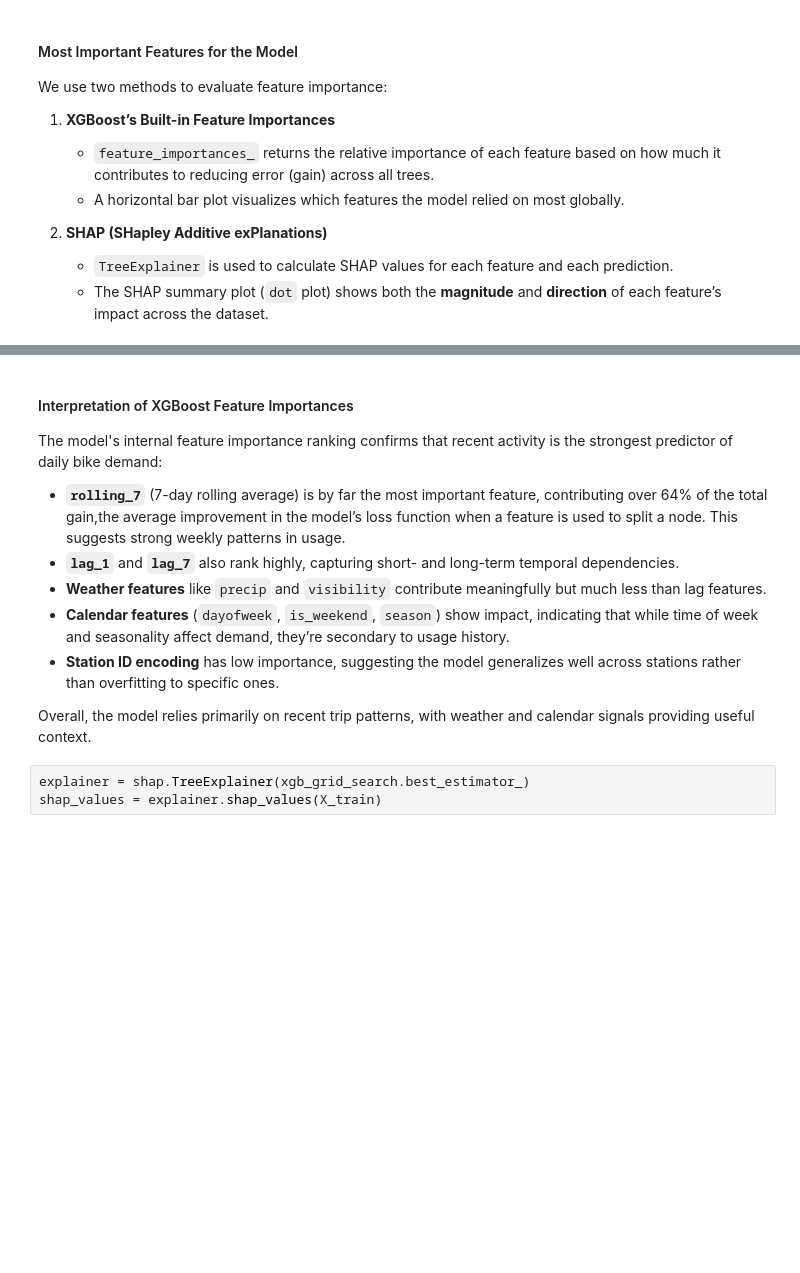
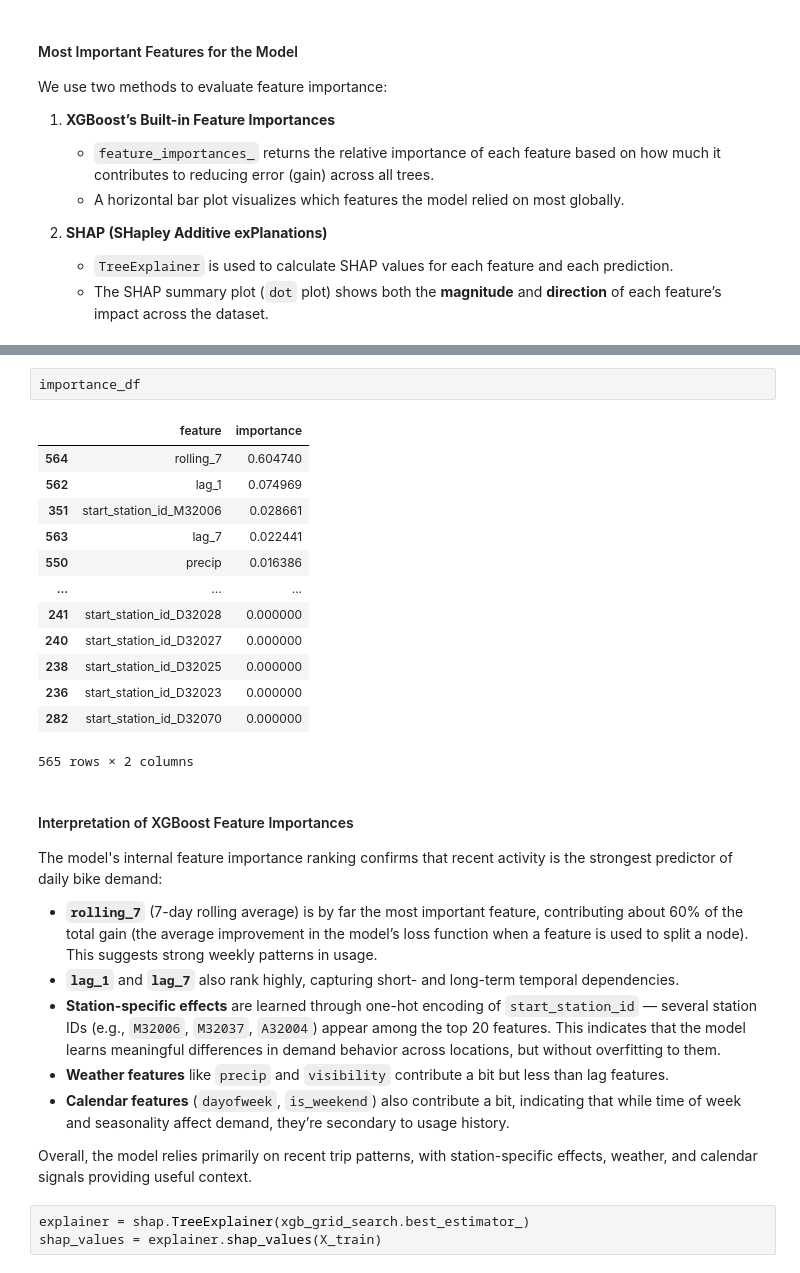
Before and after one commit to TurkiAlrasheed/pedalcast, a Jupyter notebook: modeling.ipynb, the cells around one changed output, grey strips where cells are left out. Saved outputs shown, nothing was run; the diff lists cells and outputs as text; blank space fills up the shorter version.

```diff
--- a/modeling.ipynb
+++ b/modeling.ipynb
@@ -287,3 +307,19 @@ print(importance_df)
+# %%
+importance_df
+# %% [output]
+|  | feature | importance |
+| 564 | rolling_7 | 0.604740 |
+| 562 | lag_1 | 0.074969 |
+| 351 | start_station_id_M32006 | 0.028661 |
+| 563 | lag_7 | 0.022441 |
+| 550 | precip | 0.016386 |
+| ... | ... | ... |
+| 241 | start_station_id_D32028 | 0.000000 |
+| 240 | start_station_id_D32027 | 0.000000 |
+| 238 | start_station_id_D32025 | 0.000000 |
+| 236 | start_station_id_D32023 | 0.000000 |
+| 282 | start_station_id_D32070 | 0.000000 |
+565 rows × 2 columns
 # %% [markdown]
 #### Interpretation of XGBoost Feature Importances
 
@@ -291,13 +327,14 @@ The model's internal feature importance ranking confirms that recent activity is
 
 
 
-- **`rolling_7`** (7-day rolling average) is by far the most important feature, contributing over 64% of the total gain,the average improvement in the model’s loss function when a feature is used to split a node. This suggests strong weekly patterns in usage.
+- **`rolling_7`** (7-day rolling average) is by far the most important feature, contributing about 60% of the total gain (the average improvement in the model’s loss function when a feature is used to split a node). This suggests strong weekly patterns in usage.
 - **`lag_1`** and **`lag_7`** also rank highly, capturing short- and long-term temporal dependencies.
-- **Weather features** like `precip` and `visibility` contribute meaningfully but much less than lag features.
-- **Calendar features** (`dayofweek`, `is_weekend`, `season`) show impact, indicating that while time of week and seasonality affect demand, they’re secondary to usage history.
-- **Station ID encoding** has low importance, suggesting the model generalizes well across stations rather than overfitting to specific ones.
+- **Station-specific effects** are learned through one-hot encoding of `start_station_id` — several station IDs (e.g., `M32006`, `M32037`, `A32004`) appear among the top 20 features. This indicates that the model learns meaningful differences in demand behavior across locations, but without overfitting to them.
+- **Weather features** like `precip` and `visibility` contribute a bit but less than lag features.
+- **Calendar features** (`dayofweek`, `is_weekend`) also contribute a bit, indicating that while time of week and seasonality affect demand, they’re secondary to usage history.
 
-Overall, the model relies primarily on recent trip patterns, with weather and calendar signals providing useful context.
+
+Overall, the model relies primarily on recent trip patterns, with station-specific effects, weather, and calendar signals providing useful context.
 # %%
 explainer = shap.TreeExplainer(xgb_grid_search.best_estimator_)
 shap_values = explainer.shap_values(X_train)
```
Also changed, not shown: parts of 17 cells of this notebook.
